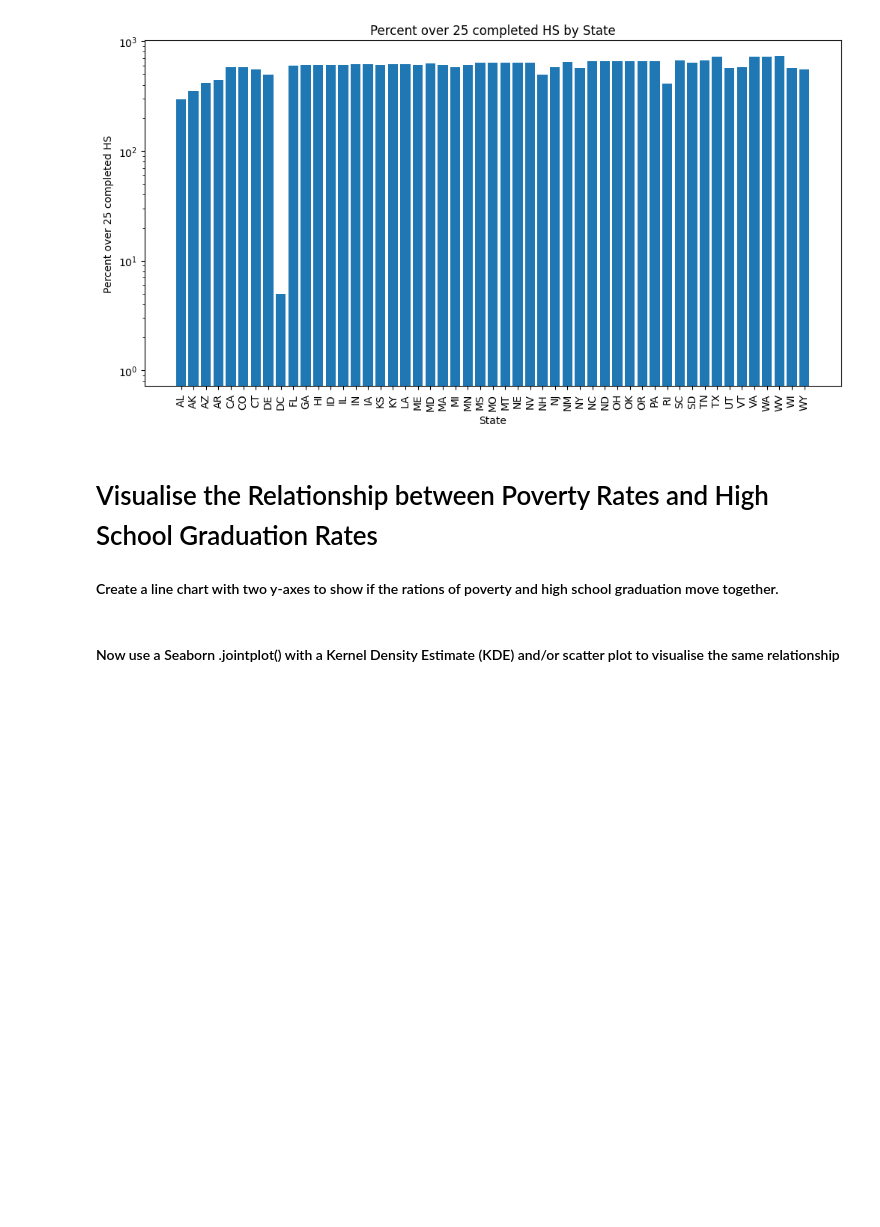
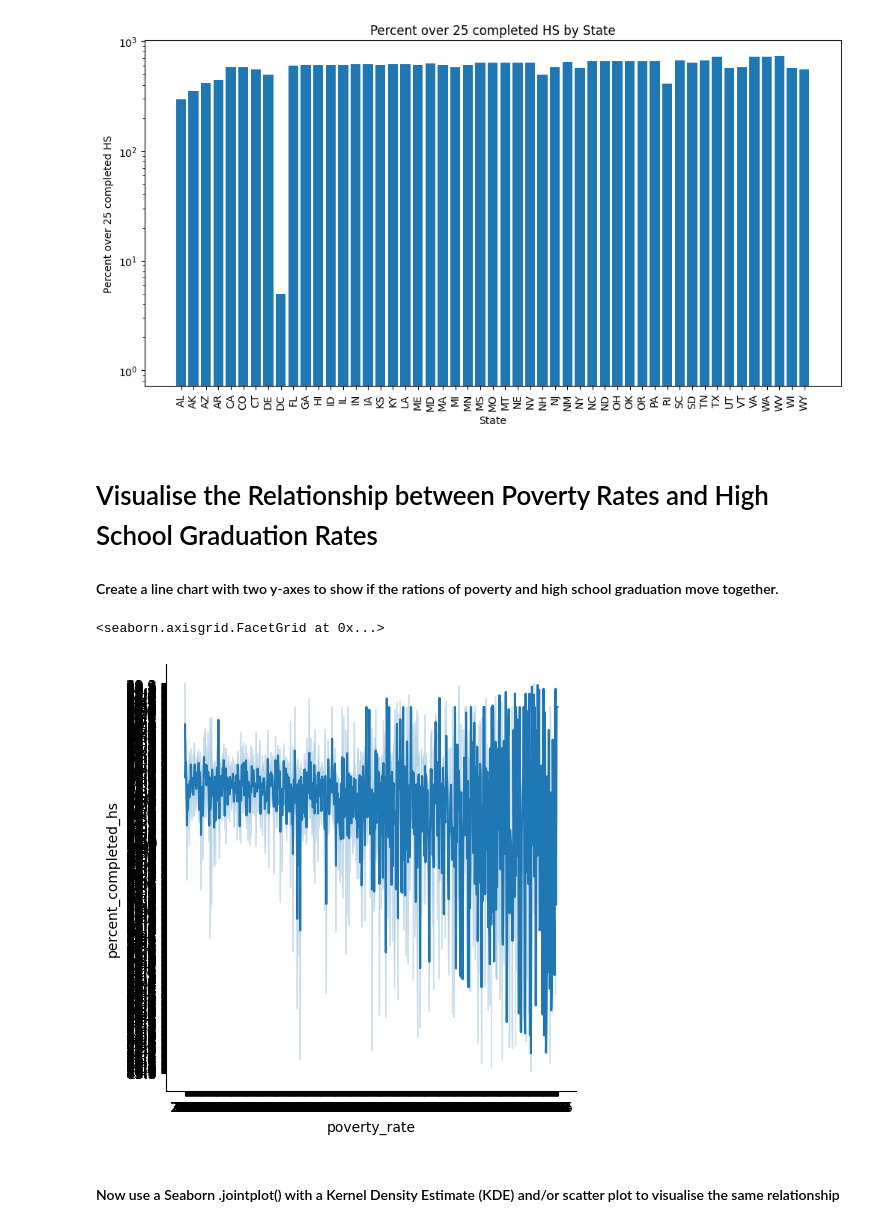
Before and after one commit to ricardovelero/Fatal-Force, a Jupyter notebook: Fatal_Force_(start).ipynb, the cells around one changed output. Cells and saved outputs as stored; diff of their text form; code cells hidden in the pictures; blank space fills up the shorter version.

```diff
--- a/Fatal_Force_(start).ipynb
+++ b/Fatal_Force_(start).ipynb
@@ -285,6 +285,14 @@ plt.show()
 # Visualise the Relationship between Poverty Rates and High School Graduation Rates
 
 #### Create a line chart with two y-axes to show if the rations of poverty and high school graduation move together.
+# %%
+# Merge the datasets based on 'Geographic Area' and 'City'
+df_merged = pd.merge(df_pct_poverty, df_pct_completed_hs, on=['Geographic Area', 'City'])
+
+sns.relplot(data=df_merged, x="poverty_rate", y="percent_completed_hs", kind="line")
+# %% [output]
+<seaborn.axisgrid.FacetGrid at 0x...>
+[figure, added]
 # %% [markdown]
 #### Now use a Seaborn .jointplot() with a Kernel Density Estimate (KDE) and/or scatter plot to visualise the same relationship
 # %% [markdown]
```
Also changed, not shown: parts of 2 cells of this notebook.
